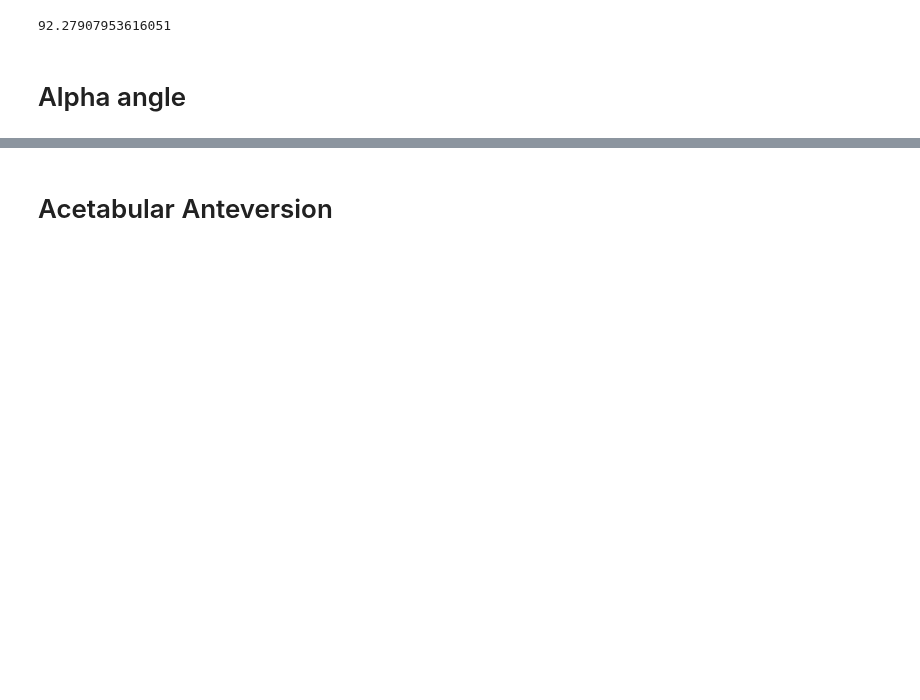
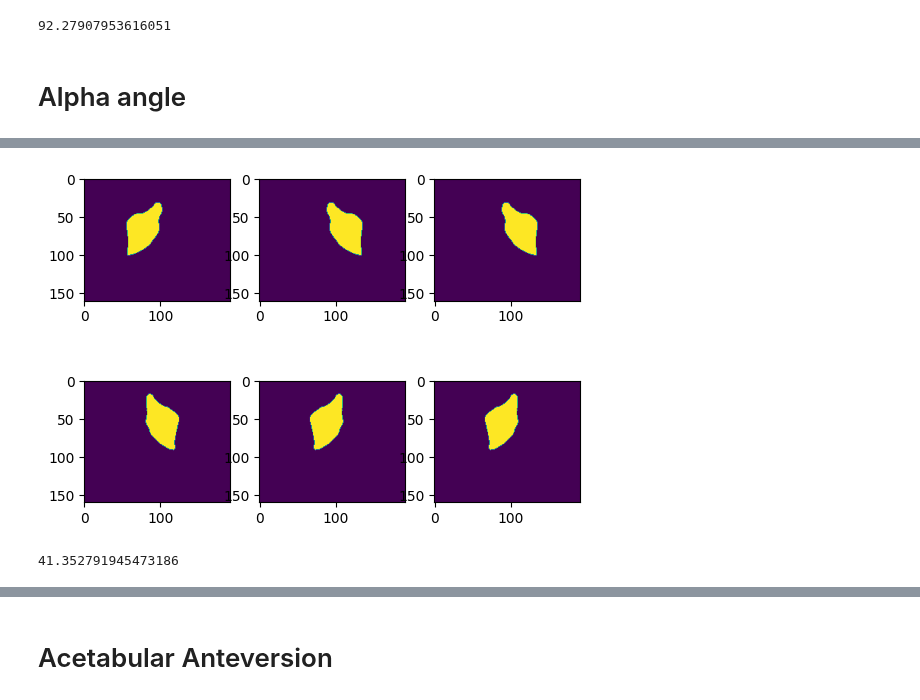
Before and after one commit to swestfechtel/morphometry, a Jupyter notebook: notebooks/cookbook.ipynb, the cells around one changed output, grey strips where cells are left out. Saved outputs shown, nothing was run; the diff lists cells and outputs as text; code cells hidden in the pictures; blank space fills up the shorter version.

```diff
--- a/notebooks/cookbook.ipynb
+++ b/notebooks/cookbook.ipynb
@@ -516,0 +450,23 @@ p.close()
+# %%
+hip_image = Segmentation('nibabel')
+hip_image.read_image('/home/simon/Data/NaKo_sample/segmentations/100186_30_PD_FS_SPC_COR.nii.gz')
+hip_image.transform_coordinate_system()
+hip_image.remove_outliers()
+mask_left = hip_image.array[:hip_image.array.shape[0] // 2]
+mask_right = hip_image.array[hip_image.array.shape[0] // 2:]
+# %%
+hip_image_left = nib.Nifti1Image(mask_left, hip_image.affine, hip_image.header)
+hip_image_left = Segmentation.from_nibabel(hip_image_left)
+hip_image_right = nib.Nifti1Image(mask_right, hip_image.affine, hip_image.header)
+hip_image_right = Segmentation.from_nibabel(hip_image_right)
+# %%
+fig, ax = plt.subplots(nrows=2, ncols=3)
+ax[0, 0].imshow(hip_image_right.array[:, :, hip_image_right.array.shape[2] // 2].T)
+ax[0, 1].imshow(hip_image_right.array[:, :, hip_image_right.array.shape[2] // 2][::-1].T)
+ax[0, 2].imshow(np.flip(hip_image_right.array[:, :, hip_image_right.array.shape[2] // 2], axis=0).T)
+ax[1, 0].imshow(hip_image_left.array[:, :, hip_image_left.array.shape[2] // 2].T)
+ax[1, 1].imshow(hip_image_left.array[:, :, hip_image_left.array.shape[2] // 2][::-1].T)
+ax[1, 2].imshow(np.flip(hip_image_left.array[:, :, hip_image_left.array.shape[2] // 2], axis=0).T)
+plt.show()
+# %% [output]
+[figure, added]
@@ -516,0 +484,5 @@ p.close()
+# %%
+rotation_angle = calculate_angle_between_vectors(neck_axis, sagittal_axis)
+rotation_angle
+# %% [output]
+41.352791945473186
```
Also changed, not shown: parts of 60 cells of this notebook, 6 other files.
